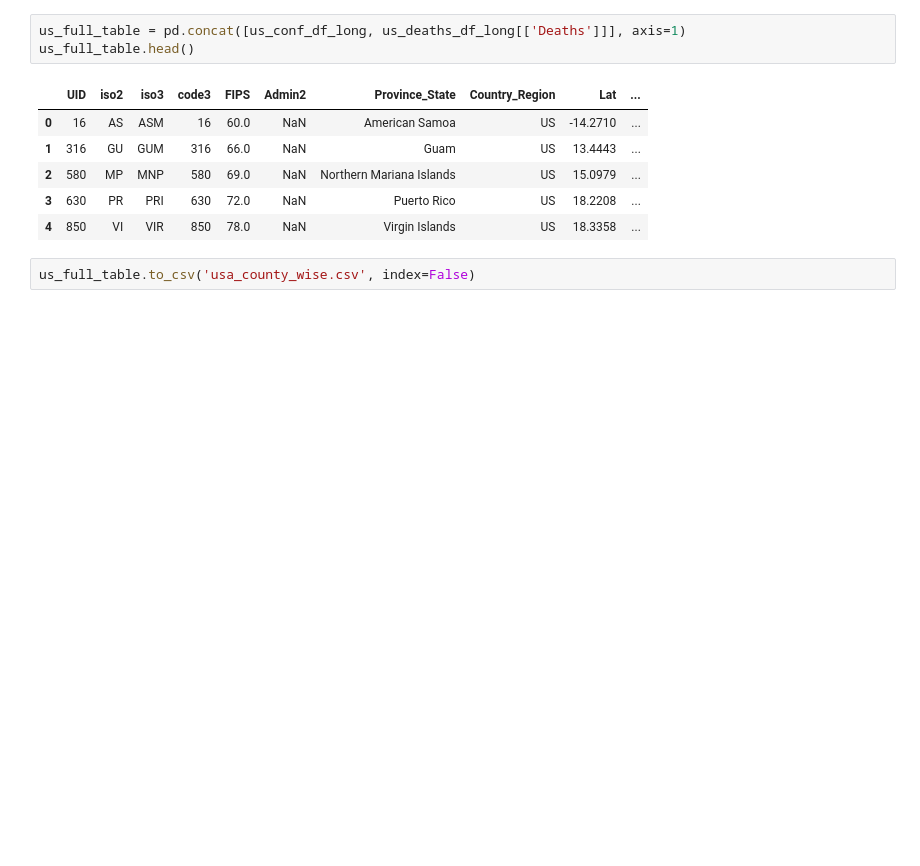
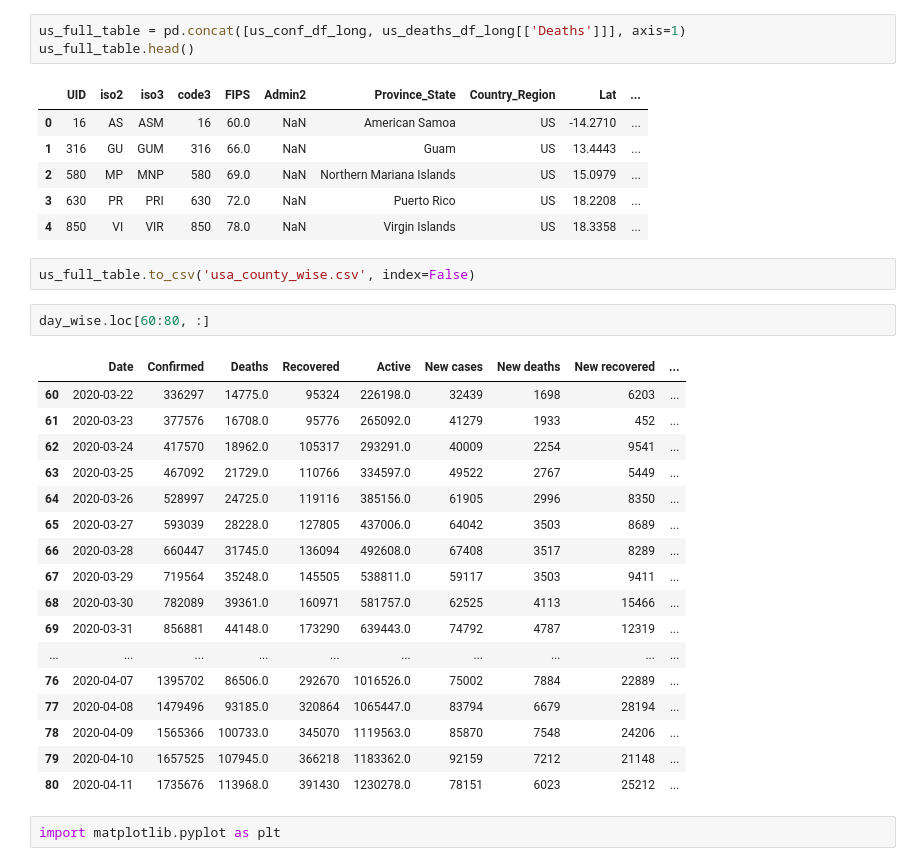
Before and after one commit to imdevskp/covid_19_jhu_data_web_scrap_and_cleaning, a Jupyter notebook: data_cleaning.ipynb, the cells around one changed output. Cells and saved outputs as stored; diff of their text form; blank space fills up the shorter version.

```diff
--- a/data_cleaning.ipynb
+++ b/data_cleaning.ipynb
@@ -344,3 +580,25 @@ us_full_table.head()
 | 4 | 850 | VI | VIR | 850 | 78.0 | NaN | Virgin Islands | US | 18.3358 | ... |
 # %%
 us_full_table.to_csv('usa_county_wise.csv', index=False)
+# %%
+day_wise.loc[60:80, :]
+# %% [output]
+|  | Date | Confirmed | Deaths | Recovered | Active | New cases | New deaths | New recovered | ... |
+| 60 | 2020-03-22 | 336297 | 14775.0 | 95324 | 226198.0 | 32439 | 1698 | 6203 | ... |
+| 61 | 2020-03-23 | 377576 | 16708.0 | 95776 | 265092.0 | 41279 | 1933 | 452 | ... |
+| 62 | 2020-03-24 | 417570 | 18962.0 | 105317 | 293291.0 | 40009 | 2254 | 9541 | ... |
+| 63 | 2020-03-25 | 467092 | 21729.0 | 110766 | 334597.0 | 49522 | 2767 | 5449 | ... |
+| 64 | 2020-03-26 | 528997 | 24725.0 | 119116 | 385156.0 | 61905 | 2996 | 8350 | ... |
+| 65 | 2020-03-27 | 593039 | 28228.0 | 127805 | 437006.0 | 64042 | 3503 | 8689 | ... |
+| 66 | 2020-03-28 | 660447 | 31745.0 | 136094 | 492608.0 | 67408 | 3517 | 8289 | ... |
+| 67 | 2020-03-29 | 719564 | 35248.0 | 145505 | 538811.0 | 59117 | 3503 | 9411 | ... |
+| 68 | 2020-03-30 | 782089 | 39361.0 | 160971 | 581757.0 | 62525 | 4113 | 15466 | ... |
+| 69 | 2020-03-31 | 856881 | 44148.0 | 173290 | 639443.0 | 74792 | 4787 | 12319 | ... |
+| ... | ... | ... | ... | ... | ... | ... | ... | ... | ... |
+| 76 | 2020-04-07 | 1395702 | 86506.0 | 292670 | 1016526.0 | 75002 | 7884 | 22889 | ... |
+| 77 | 2020-04-08 | 1479496 | 93185.0 | 320864 | 1065447.0 | 83794 | 6679 | 28194 | ... |
+| 78 | 2020-04-09 | 1565366 | 100733.0 | 345070 | 1119563.0 | 85870 | 7548 | 24206 | ... |
+| 79 | 2020-04-10 | 1657525 | 107945.0 | 366218 | 1183362.0 | 92159 | 7212 | 21148 | ... |
+| 80 | 2020-04-11 | 1735676 | 113968.0 | 391430 | 1230278.0 | 78151 | 6023 | 25212 | ... |
+# %%
+import matplotlib.pyplot as plt
```
Also changed, not shown: parts of 32 cells of this notebook, 9 other files.
